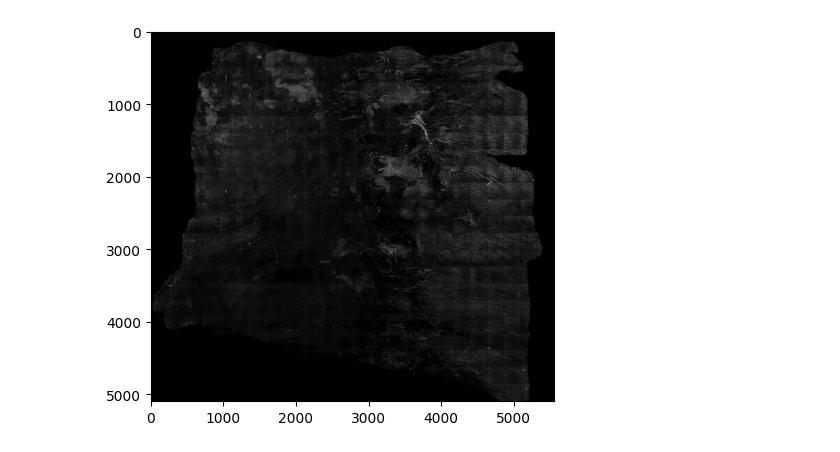
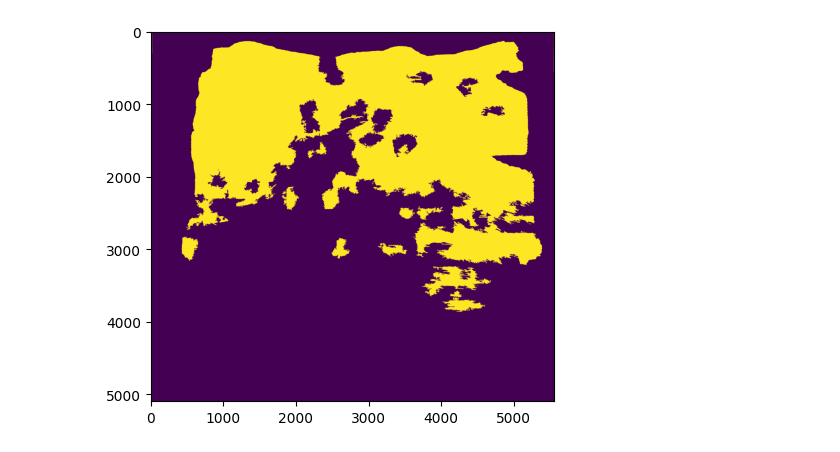
Before and after one commit to vincenzocivale/pig_tissue_segmentation, a Jupyter notebook: notebooks/main.ipynb, the cells around one changed output. Cells and saved outputs as stored; diff of their text form; code cells hidden in the pictures.

Commit message:
refactor: optimize clustering process and introduce binary mask creation for segmentation

```diff
--- a/notebooks/main.ipynb
+++ b/notebooks/main.ipynb
@@ -78,12 +78,5 @@ image = enhance_image(image, mask)
 segments = generate_superpixels(image, mask, n_superpixels=600)
 
 # superpixel_viz, segmented_viz = seg.superpixel_rag_segmentation(image, mask, segments=segments)
-# %%
-import matplotlib.pyplot as plt
-
-plt.imshow(image, cmap='gray')
-plt.show()
-# %% [output]
-[figure, removed]
 # %%
-masks = superpixel_clustering_segmentation(image, segments, n_clusters=2)
+labels = superpixel_clustering_segmentation(image, segments, n_clusters=2)
@@ -111,0 +83,16 @@ plot_masks(masks)
+# %%
+import matplotlib.pyplot as plt
+
+cluster_map = np.zeros_like(segments)
+for label, cluster in zip(np.unique(segments), labels):
+        cluster_map[segments == label] = cluster
+
+# Colormap ottimizzata per scala di grigi
+cmap = plt.get_cmap('viridis', 2)
+segmented_viz = cmap(cluster_map / (2-1))[..., :3]
+segmented_viz = (segmented_viz * 255).astype(np.uint8)
+
+plt.imshow(segmented_viz)
+plt.show()
+# %% [output]
+[figure, added]
```
Also changed, not shown: parts of 2 cells of this notebook, 1 other file.
